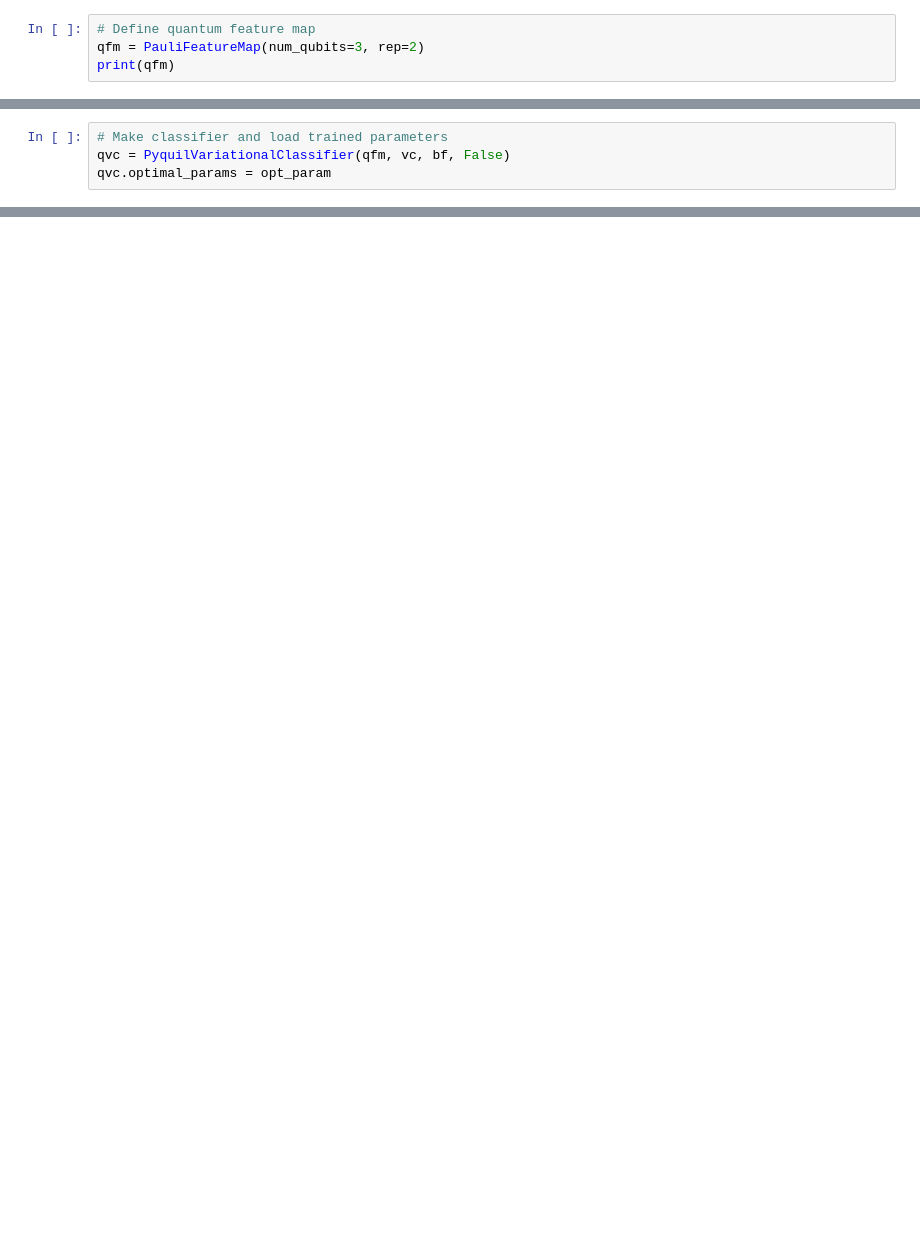
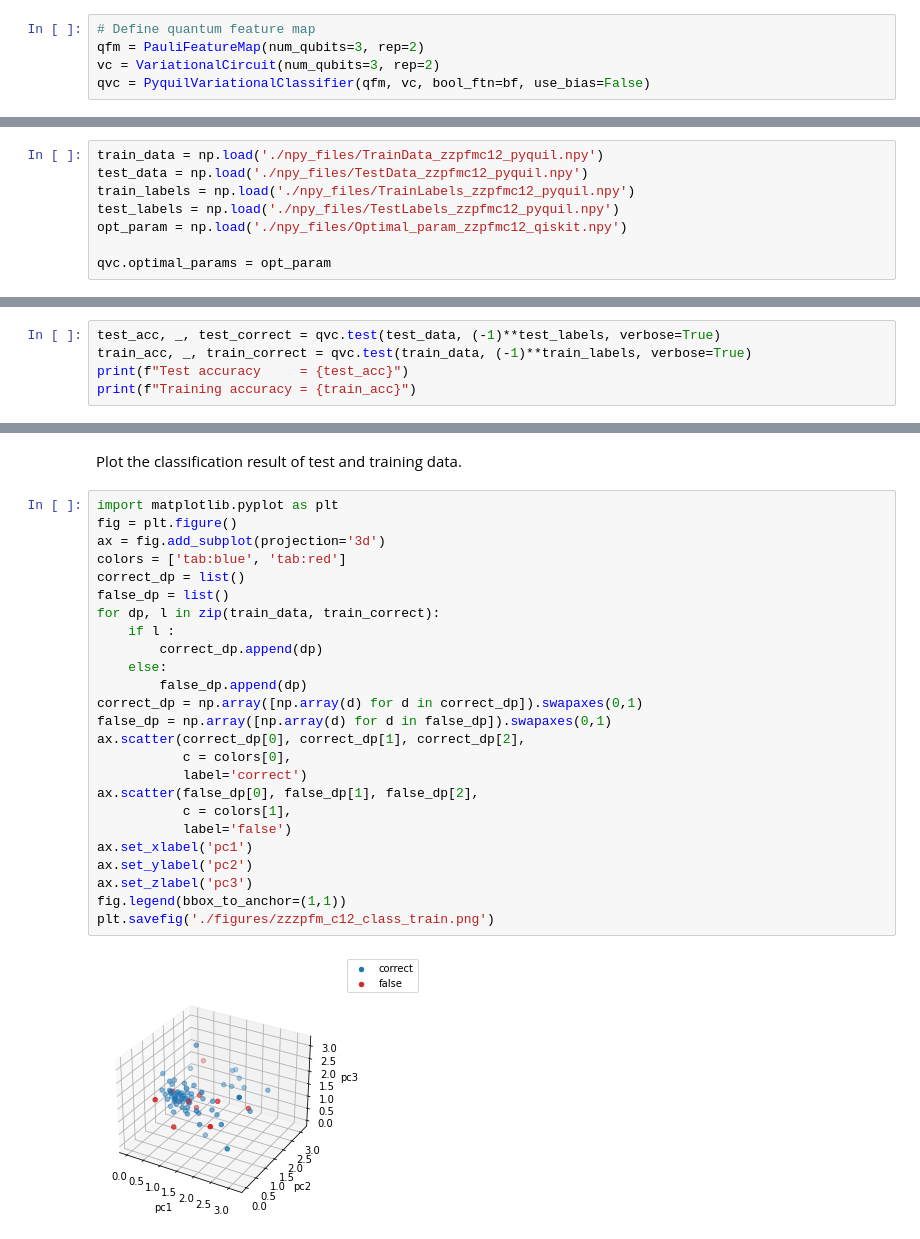
Before and after one commit to CDL-Quantum/Hackathon2021, a Jupyter notebook: Qunova Computing/test.ipynb, the cells around one changed output, grey strips where cells are left out. Drawn from its saved outputs; the diff is of its cells as text; blank space fills up the shorter version.

```diff
--- a/Qunova Computing/test.ipynb
+++ b/Qunova Computing/test.ipynb
@@ -7,4 +11,5 @@ from pyquil_circuits import PauliFeatureMap, VariationalCircuit
 # %%
 # Define quantum feature map
 qfm = PauliFeatureMap(num_qubits=3, rep=2)
-print(qfm)
+vc = VariationalCircuit(num_qubits=3, rep=2)
+qvc = PyquilVariationalClassifier(qfm, vc, bool_ftn=bf, use_bias=False)
@@ -32,4 +15,0 @@ print(opt_param)
-# %%
-# Make classifier and load trained parameters
-qvc = PyquilVariationalClassifier(qfm, vc, bf, False)
-qvc.optimal_params = opt_param
@@ -51,0 +18,8 @@ len(TrainData)
+# %%
+train_data = np.load('./npy_files/TrainData_zzpfmc12_pyquil.npy')
+test_data = np.load('./npy_files/TestData_zzpfmc12_pyquil.npy')
+train_labels = np.load('./npy_files/TrainLabels_zzpfmc12_pyquil.npy')
+test_labels = np.load('./npy_files/TestLabels_zzpfmc12_pyquil.npy')
+opt_param = np.load('./npy_files/Optimal_param_zzpfmc12_qiskit.npy')
+
+qvc.optimal_params = opt_param
@@ -51,0 +28,5 @@ len(TrainData)
+# %%
+test_acc, _, test_correct = qvc.test(test_data, (-1)**test_labels, verbose=True)
+train_acc, _, train_correct = qvc.test(train_data, (-1)**train_labels, verbose=True)
+print(f"Test accuracy     = {test_acc}")
+print(f"Training accuracy = {train_acc}")
@@ -51,0 +36,29 @@ len(TrainData)
+# %% [markdown]
+Plot the classification result of test and training data.
+# %%
+import matplotlib.pyplot as plt
+fig = plt.figure()
+ax = fig.add_subplot(projection='3d')
+colors = ['tab:blue', 'tab:red']
+correct_dp = list()
+false_dp = list()
+for dp, l in zip(train_data, train_correct):
+    if l :
+        correct_dp.append(dp)
+    else:
+        false_dp.append(dp)
+correct_dp = np.array([np.array(d) for d in correct_dp]).swapaxes(0,1)
+false_dp = np.array([np.array(d) for d in false_dp]).swapaxes(0,1)
+ax.scatter(correct_dp[0], correct_dp[1], correct_dp[2],
+           c = colors[0],
+           label='correct')
+ax.scatter(false_dp[0], false_dp[1], false_dp[2],
+           c = colors[1],
+           label='false')
+ax.set_xlabel('pc1')
+ax.set_ylabel('pc2')
+ax.set_zlabel('pc3')
+fig.legend(bbox_to_anchor=(1,1))
+plt.savefig('./figures/zzzpfm_c12_class_train.png')
+# %% [output]
+[figure, added]
```
Also changed, not shown: parts of 14 cells of this notebook, 16 other files.
